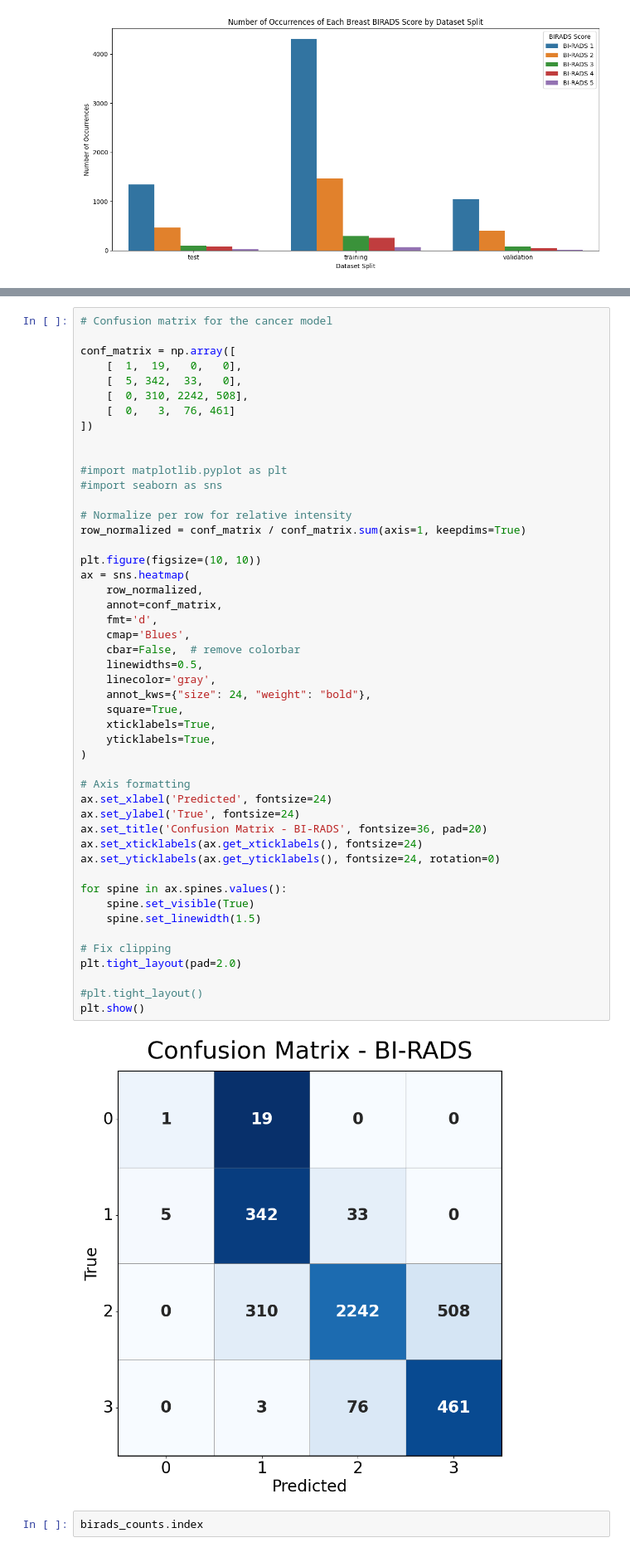
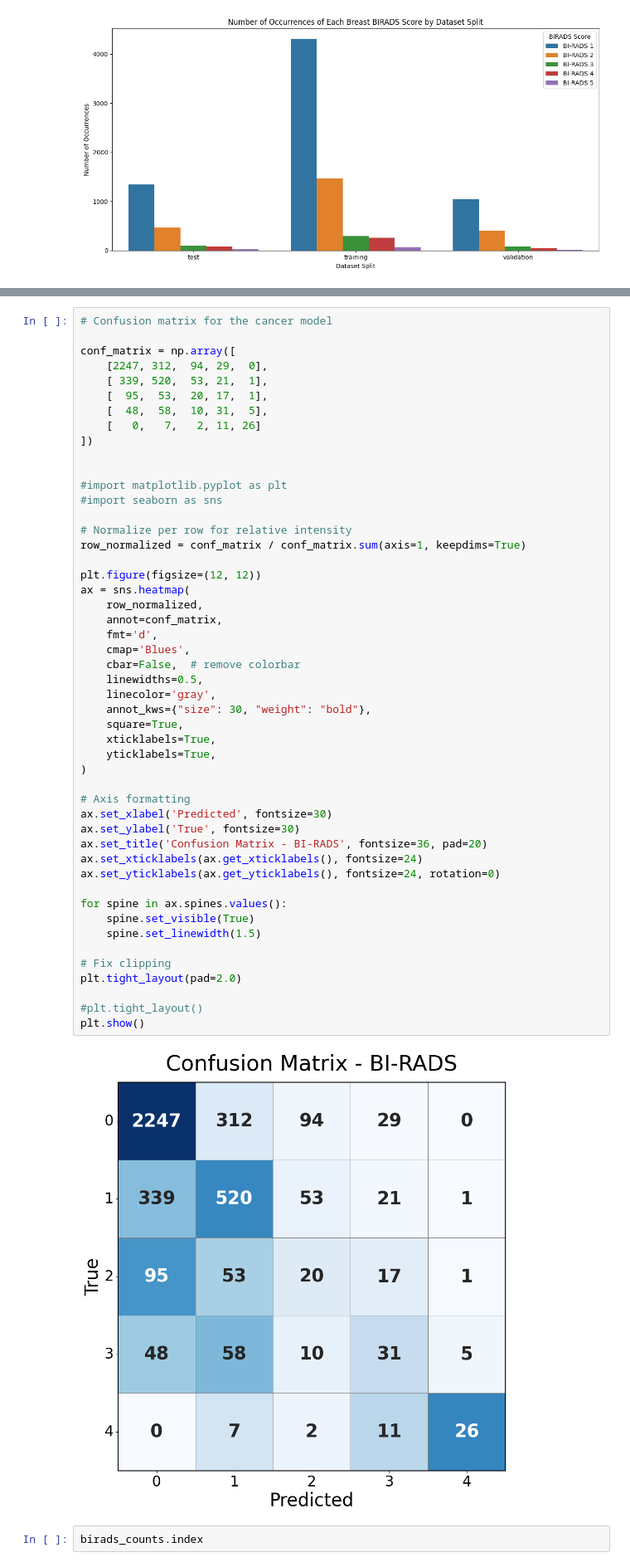
Before and after one commit to hzavadil98/UiT_FYS-8603, a Jupyter notebook: networks_playground.ipynb, the cells around one changed output, grey strips where cells are left out. Shown at 83% size. Saved outputs shown, nothing was run; the diff lists cells and outputs as text.

```diff
--- a/networks_playground.ipynb
+++ b/networks_playground.ipynb
@@ -118,10 +118,11 @@ plt.show()
 # Confusion matrix for the cancer model
 
 conf_matrix = np.array([
-    [  1,  19,   0,   0],
-    [  5, 342,  33,   0],
-    [  0, 310, 2242, 508],
-    [  0,   3,  76, 461]
+    [2247, 312,  94, 29,  0],
+    [ 339, 520,  53, 21,  1],
+    [  95,  53,  20, 17,  1],
+    [  48,  58,  10, 31,  5],
+    [   0,   7,   2, 11, 26]
 ])
 
 
@@ -131,39 +132,39 @@ conf_matrix = np.array([
 # Normalize per row for relative intensity
 row_normalized = conf_matrix / conf_matrix.sum(axis=1, keepdims=True)
 
-plt.figure(figsize=(10, 10))
+plt.figure(figsize=(12, 12))
 ax = sns.heatmap(
     row_normalized,
     annot=conf_matrix,
     fmt='d',
     cmap='Blues',
     cbar=False,  # remove colorbar
     linewidths=0.5,
     linecolor='gray',
-    annot_kws={"size": 24, "weight": "bold"},
+    annot_kws={"size": 30, "weight": "bold"},
     square=True,
     xticklabels=True,
     yticklabels=True,
 )
 
 # Axis formatting
-ax.set_xlabel('Predicted', fontsize=24)
-ax.set_ylabel('True', fontsize=24)
+ax.set_xlabel('Predicted', fontsize=30)
+ax.set_ylabel('True', fontsize=30)
 ax.set_title('Confusion Matrix - BI-RADS', fontsize=36, pad=20)
 ax.set_xticklabels(ax.get_xticklabels(), fontsize=24)
 ax.set_yticklabels(ax.get_yticklabels(), fontsize=24, rotation=0)
 
 for spine in ax.spines.values():
     spine.set_visible(True)
     spine.set_linewidth(1.5)
 
 # Fix clipping
 plt.tight_layout(pad=2.0)
 
 #plt.tight_layout()
 plt.show()
 # %% [output]
-[figure, old version]
+[figure, new version]
 # %%
 birads_counts.index
 # %% [output]
```
Also changed, not shown: parts of 1 cell of this notebook, 11 other files.
